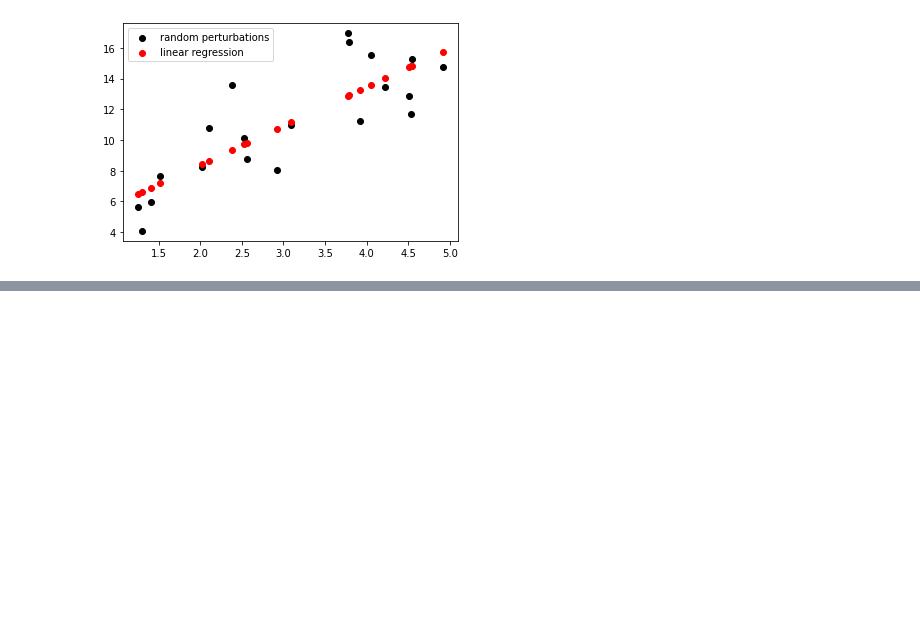
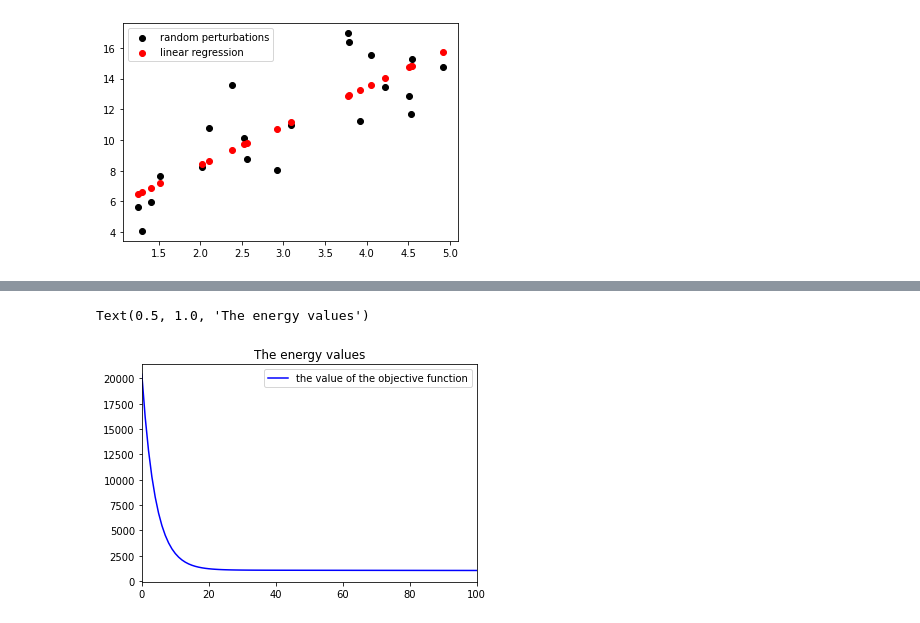
Before and after one commit to fxnnxc/class-MachineLearning, a Jupyter notebook: Assignment02.ipynb, the cells around one changed output, grey strips where cells are left out. Saved outputs shown, nothing was run; the diff lists cells and outputs as text; code cells hidden in the pictures; blank space fills up the shorter version.

Commit message:
Plotting the energy values

```diff
--- a/Assignment02.ipynb
+++ b/Assignment02.ipynb
@@ -72,0 +80,8 @@ plt.legend(['random perturbations', 'linear regression'])
+# %%
+plt.plot(LOSS, color='blue')
+plt.xlim(0,100)
+plt.legend(['the value of the objective function'])
+plt.title('The energy values')
+# %% [output]
+Text(0.5, 1.0, 'The energy values')
+[figure, added]
```
Also changed, not shown: parts of 2 cells of this notebook.
